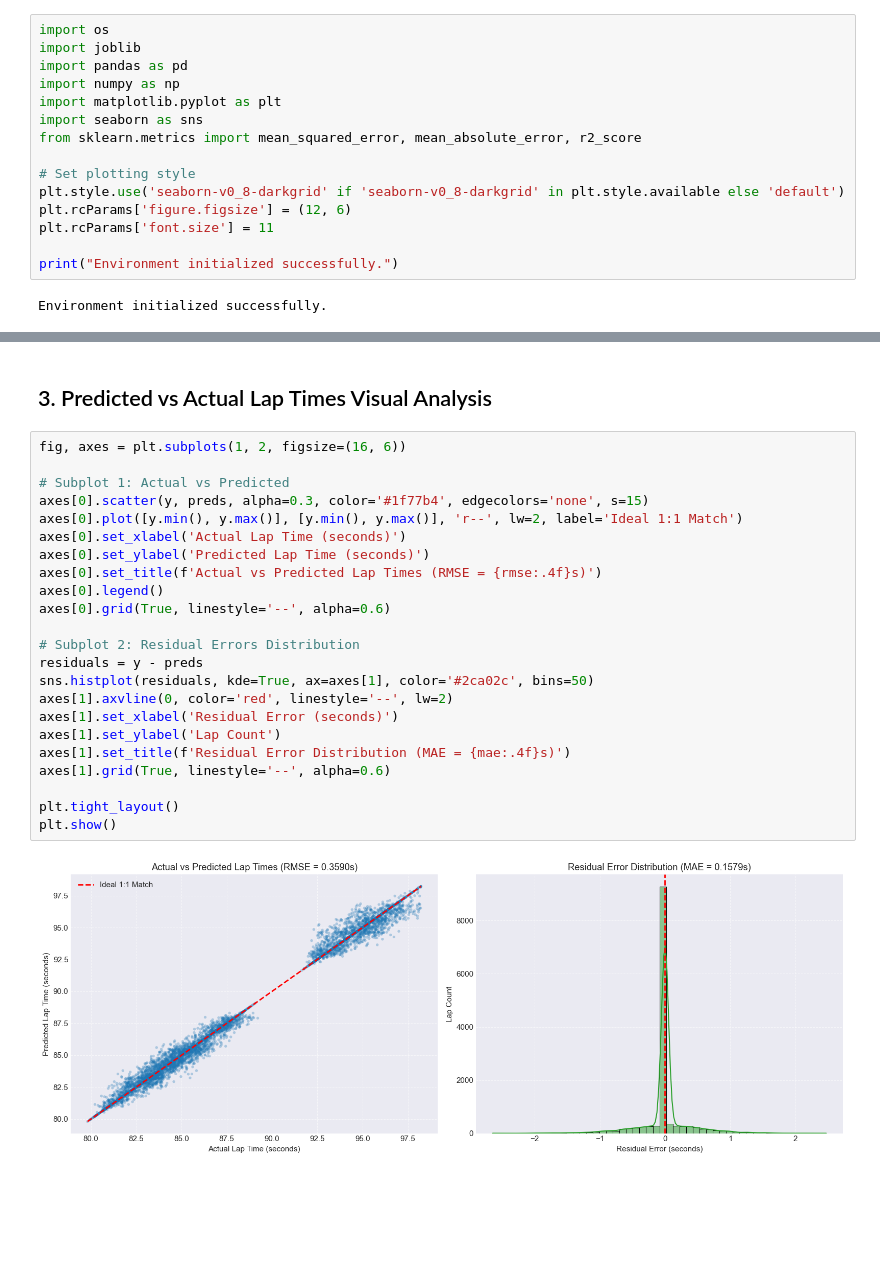
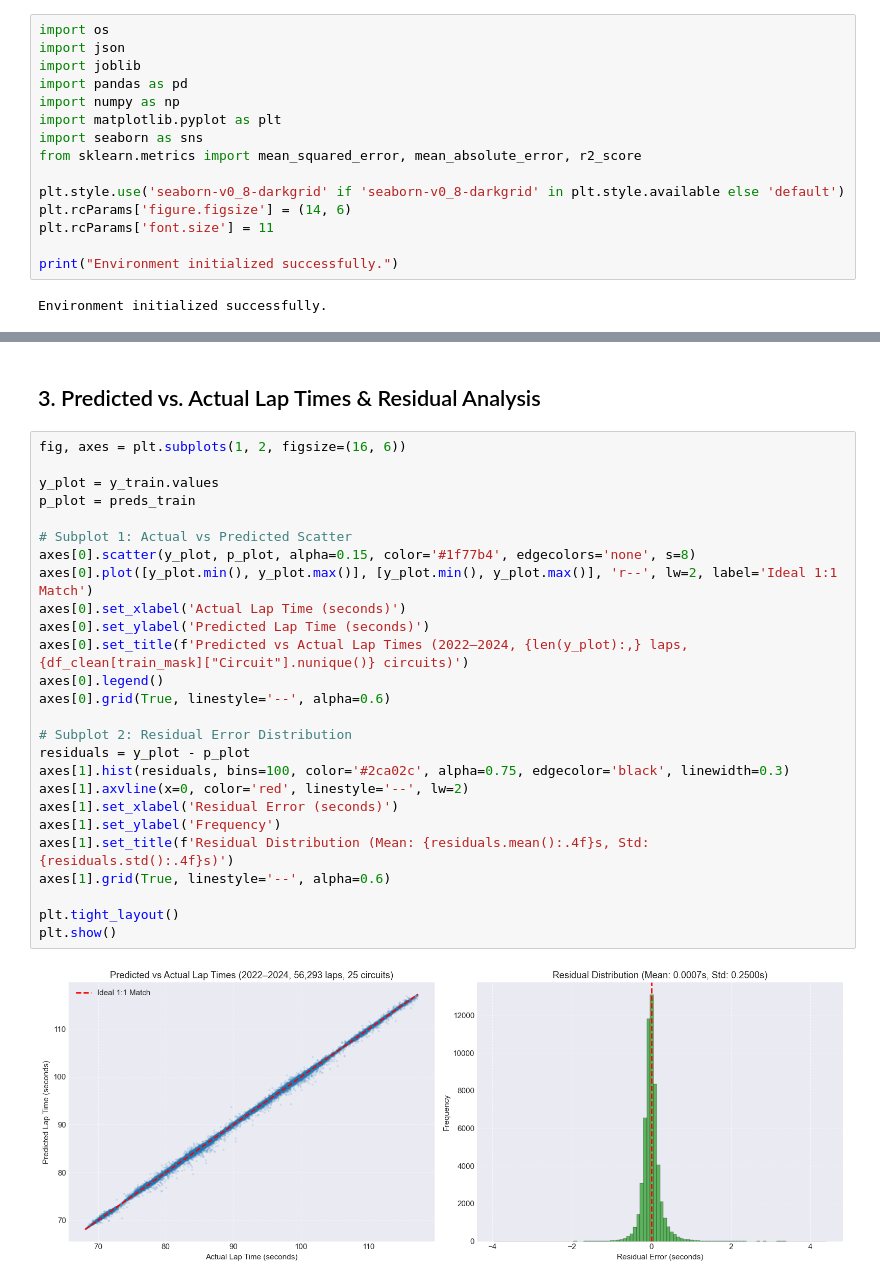
Before and after one commit to roshith-prakash/F1-SIS-Capstone-Project, a Jupyter notebook: Lap_Time_Prediction.ipynb, the cells around one changed output, grey strips where cells are left out. Cells and saved outputs as stored; diff of their text form; blank space fills up the shorter version.

Commit message:
feat: scale lap-time model to all 25 circuits, driver-independent architecture, and update IEEE research papers

```diff
--- a/Lap_Time_Prediction.ipynb
+++ b/Lap_Time_Prediction.ipynb
@@ -11,5 +14,6 @@
 # %%
 import os
+import json
 import joblib
 import pandas as pd
 import numpy as np
@@ -17,9 +21,8 @@ import matplotlib.pyplot as plt
 import seaborn as sns
 from sklearn.metrics import mean_squared_error, mean_absolute_error, r2_score
 
-# Set plotting style
 plt.style.use('seaborn-v0_8-darkgrid' if 'seaborn-v0_8-darkgrid' in plt.style.available else 'default')
-plt.rcParams['figure.figsize'] = (12, 6)
+plt.rcParams['figure.figsize'] = (14, 6)
 plt.rcParams['font.size'] = 11
 
 print("Environment initialized successfully.")
@@ -133,27 +194,30 @@ print('=' * 65)
 # %% [markdown]
-## 3. Predicted vs Actual Lap Times Visual Analysis
+## 3. Predicted vs. Actual Lap Times & Residual Analysis
 # %%
 fig, axes = plt.subplots(1, 2, figsize=(16, 6))
 
-# Subplot 1: Actual vs Predicted
-axes[0].scatter(y, preds, alpha=0.3, color='#1f77b4', edgecolors='none', s=15)
-axes[0].plot([y.min(), y.max()], [y.min(), y.max()], 'r--', lw=2, label='Ideal 1:1 Match')
+y_plot = y_train.values
+p_plot = preds_train
+
+# Subplot 1: Actual vs Predicted Scatter
+axes[0].scatter(y_plot, p_plot, alpha=0.15, color='#1f77b4', edgecolors='none', s=8)
+axes[0].plot([y_plot.min(), y_plot.max()], [y_plot.min(), y_plot.max()], 'r--', lw=2, label='Ideal 1:1 Match')
 axes[0].set_xlabel('Actual Lap Time (seconds)')
 axes[0].set_ylabel('Predicted Lap Time (seconds)')
-axes[0].set_title(f'Actual vs Predicted Lap Times (RMSE = {rmse:.4f}s)')
+axes[0].set_title(f'Predicted vs Actual Lap Times (2022–2024, {len(y_plot):,} laps, {df_clean[train_mask]["Circuit"].nunique()} circuits)')
 axes[0].legend()
 axes[0].grid(True, linestyle='--', alpha=0.6)
 
-# Subplot 2: Residual Errors Distribution
-residuals = y - preds
-sns.histplot(residuals, kde=True, ax=axes[1], color='#2ca02c', bins=50)
-axes[1].axvline(0, color='red', linestyle='--', lw=2)
+# Subplot 2: Residual Error Distribution
+residuals = y_plot - p_plot
+axes[1].hist(residuals, bins=100, color='#2ca02c', alpha=0.75, edgecolor='black', linewidth=0.3)
+axes[1].axvline(x=0, color='red', linestyle='--', lw=2)
 axes[1].set_xlabel('Residual Error (seconds)')
-axes[1].set_ylabel('Lap Count')
-axes[1].set_title(f'Residual Error Distribution (MAE = {mae:.4f}s)')
+axes[1].set_ylabel('Frequency')
+axes[1].set_title(f'Residual Distribution (Mean: {residuals.mean():.4f}s, Std: {residuals.std():.4f}s)')
 axes[1].grid(True, linestyle='--', alpha=0.6)
 
 plt.tight_layout()
 plt.show()
 # %% [output]
-[figure, old version]
+[figure, new version]
```
Also changed, not shown: parts of 22 cells of this notebook, 14 other files.
